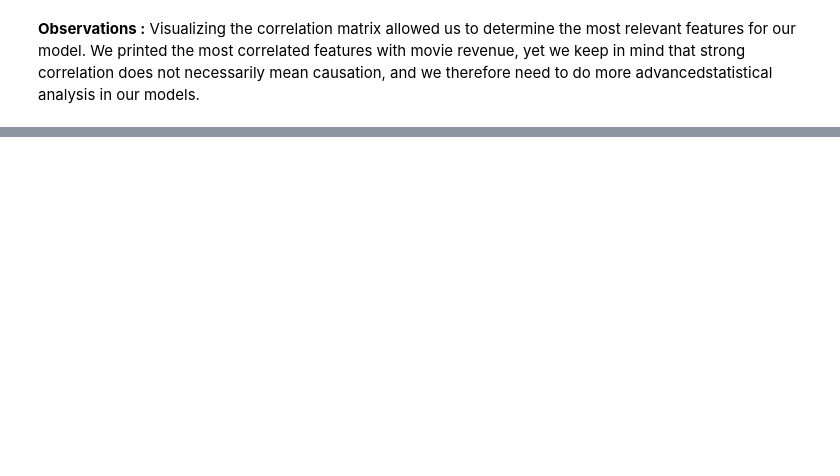
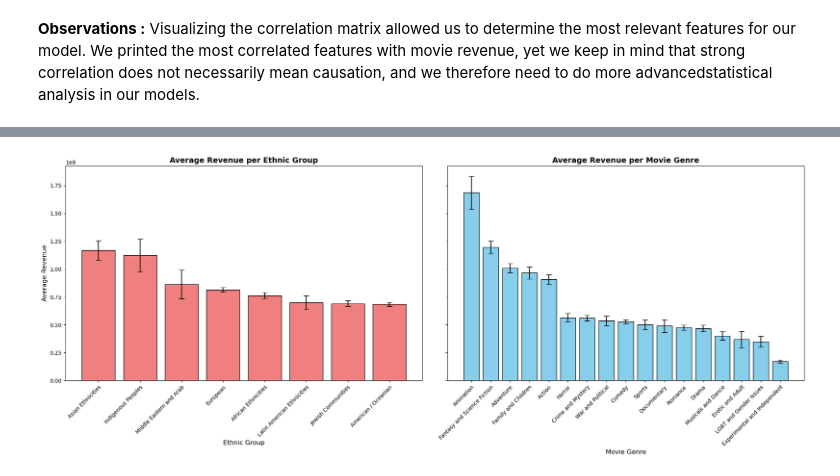
Before and after one commit to epfl-ada/ada-2024-project-insightmasters24, a Jupyter notebook: results.ipynb, the cells around one changed output, grey strips where cells are left out. Cells and saved outputs as stored; diff of their text form; code cells hidden in the pictures; blank space fills up the shorter version.

Commit message:
added models + data processing + new plots

```diff
--- a/results.ipynb
+++ b/results.ipynb
@@ -168,3 +173,6 @@ Drama          -0.050617
 Name: revenue, dtype: float64
 # %% [markdown]
 **Observations :** Visualizing the correlation matrix allowed us to determine the most relevant features for our model. We printed the most correlated features with movie revenue, yet we keep in mind that strong correlation does not necessarily mean causation, and we therefore need to do more advancedstatistical analysis in our models.
+# %%
+df = preprocess_data_for_model(movies_with_characters)
+df.head()
@@ -170,0 +187,4 @@ Name: revenue, dtype: float64
+# %%
+plot_ethnicity_and_genre_influence_on_revenue(df)
+# %% [output]
+[figure, added]
```
Also changed, not shown: parts of 9 cells of this notebook, 5 other files.
